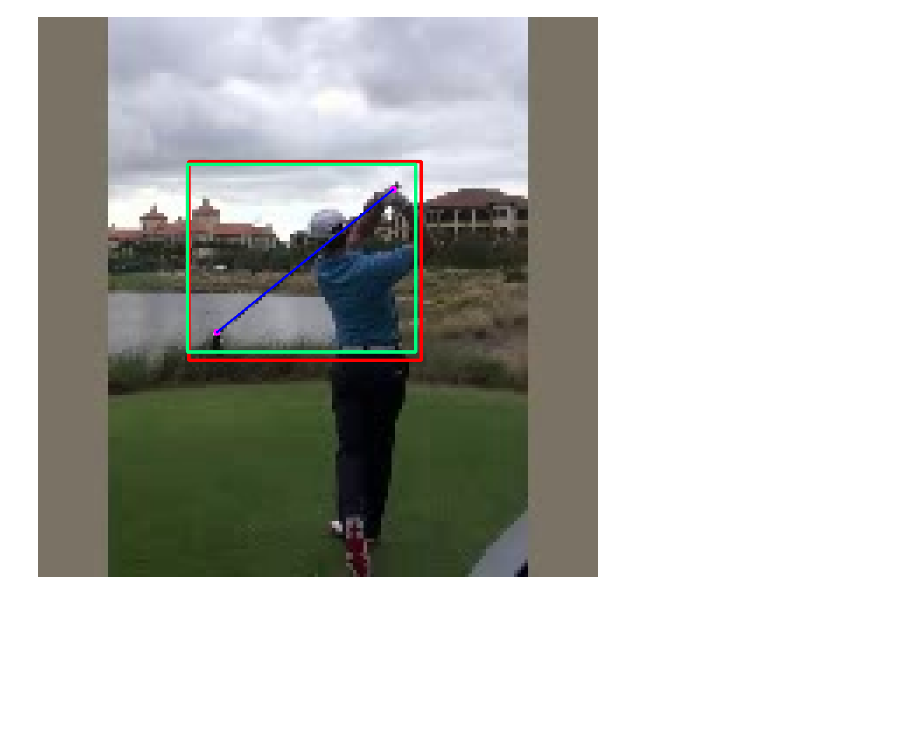
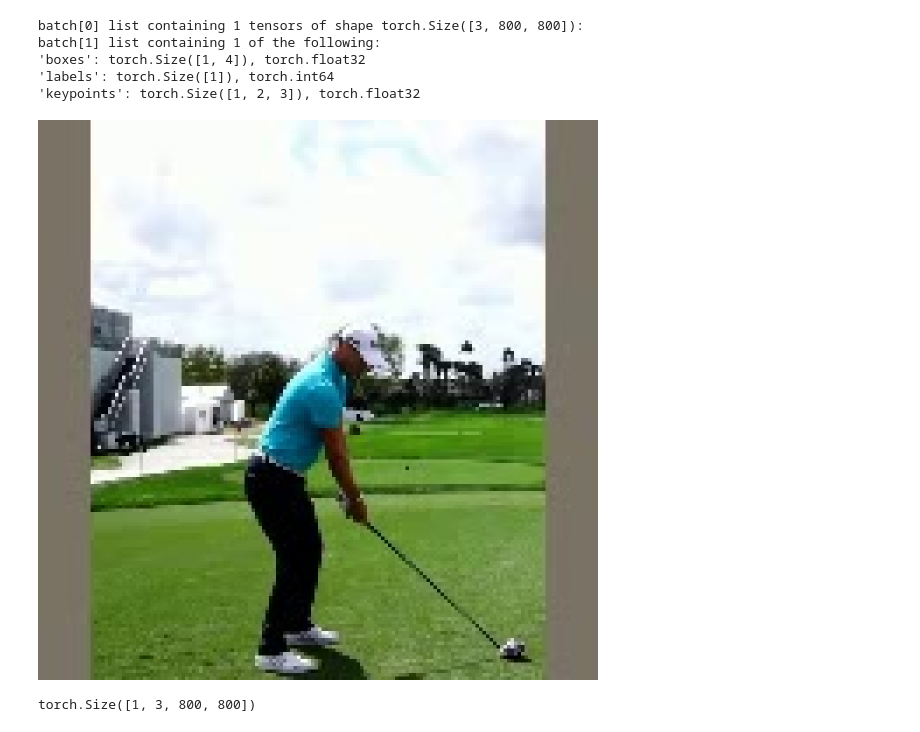
Before and after one commit to Molten-Ice/3dGolfPoseEstimation, a Jupyter notebook: dev-nbs/6-server-training.ipynb, the cells around one changed output. Saved outputs shown, nothing was run; the diff lists cells and outputs as text; code cells hidden in the pictures; blank space fills up the shorter version.

```diff
--- a/dev-nbs/6-server-training.ipynb
+++ b/dev-nbs/6-server-training.ipynb
@@ -240,7 +239,0 @@ box_cords
-# %%
-cv2_img = np.asarray(display_img)[:, :, ::-1].astype(np.uint8)
-cv2.rectangle(cv2_img, box_cords[:2], box_cords[2:], (124,252,0), 3)
-labelled_img = Image.fromarray(cv2_img[:, :, ::-1])
-labelled_img
-# %% [output]
-[figure, removed]
@@ -256 +240,38 @@ def label_img(img, grip, club, box_cords, line_width=4):
+# %%
+test_save_dir =  repo_dir + "/dev-nbs/saved-labels-test/"
+
+test_dataset = GolfDataset(test_save_dir, device = device, annotate=False)
+test_dataloader = torch.utils.data.DataLoader(test_dataset, collate_fn=collate_fn, batch_size=batch_size, shuffle=False)
+batch = next(iter(test_dataloader))
+
+print(f"batch[0] list containing {len(batch[0])} tensors of shape {batch[0][0].shape}:")
+print(f"batch[1] list containing {len(batch[1])} of the following:")
+for key in batch[1][0]:
+    print(f"'{key}': {batch[1][0][key].shape}, {batch[1][0][key].dtype}")
+
+display_img = Image.fromarray((torchvision.utils.make_grid(torch.stack(batch[0],dim=0).cpu(), padding=2, normalize=True).permute(1,2,0).numpy()*255).astype(np.uint8))
+display(ImageOps.contain(display_img, (800, 800)))
+# %% [output]
+batch[0] list containing 1 tensors of shape torch.Size([3, 800, 800]):
+batch[1] list containing 1 of the following:
+'boxes': torch.Size([1, 4]), torch.float32
+'labels': torch.Size([1]), torch.int64
+'keypoints': torch.Size([1, 2, 3]), torch.float32
+[figure, added]
+# %%
+model.eval()
+batch = next(iter(test_dataloader))
+with torch.no_grad():
+    preds = model(batch[0])
+
+labelled_images = []
+for idx in range(len(preds)):
+    tensor_img = batch[0][idx]
+    pred = preds[idx]
+    labelled_images.append(label_pred(tensor_img, pred, show_keypoints=False))
+
+stacked = torch.Tensor(np.stack(labelled_images, axis=0)).permute(0,3,1,2)
+print(stacked.shape)
+# %% [output]
+torch.Size([1, 3, 800, 800])
 # %%
```
Also changed, not shown: parts of 14 cells of this notebook, 1 other file.
